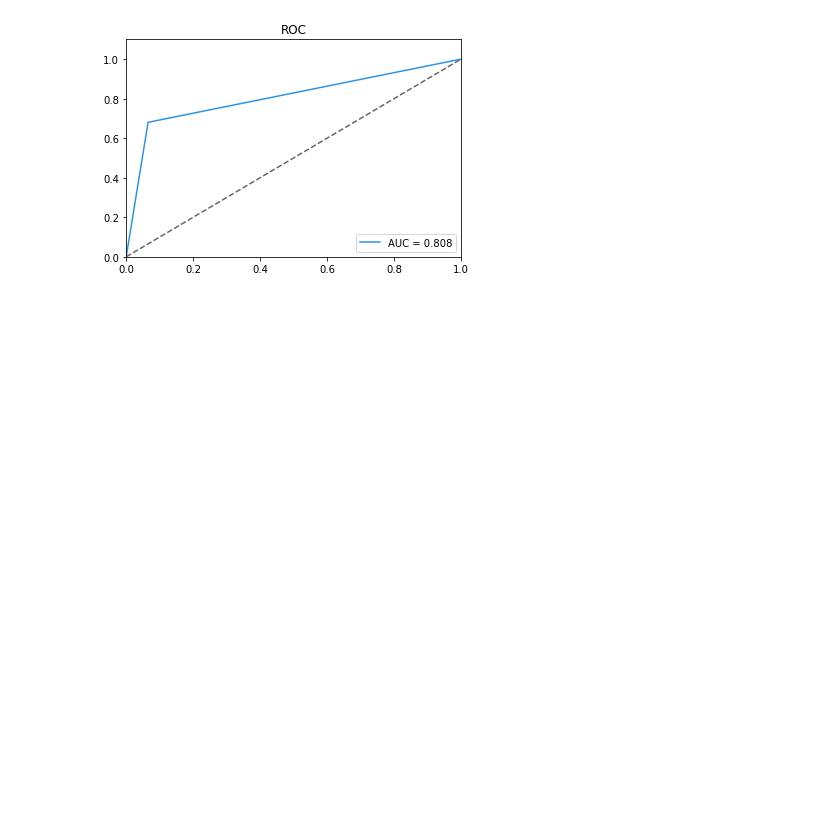
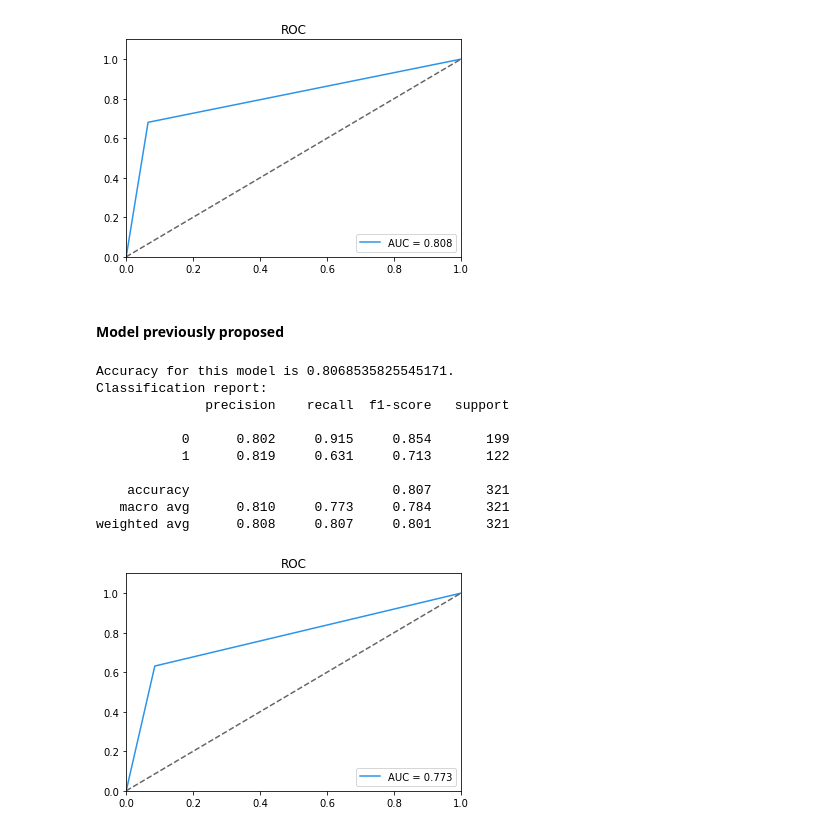
Before and after one commit to antoninaa/roche-recruitment, a Jupyter notebook: notebooks/Model_selection.ipynb, the cells around one changed output. Cells and saved outputs as stored; diff of their text form; code cells hidden in the pictures; blank space fills up the shorter version.

Commit message:
Add metrics and compare models

```diff
--- a/notebooks/Model_selection.ipynb
+++ b/notebooks/Model_selection.ipynb
@@ -312,3 +317,23 @@ Classification report:
    macro avg      0.846     0.808     0.819       321
 weighted avg      0.841     0.838     0.833       321
 [figure]
+# %% [markdown]
+#### Model previously proposed
+# %%
+clf = RandomForestClassifier(n_estimators=10)
+clf.fit(X_train, y_train)
+y_preds = clf.predict(X_test)
+# %%
+evaluate_model(y_test, y_preds)
+# %% [output]
+Accuracy for this model is 0.8068535825545171.
+Classification report:
+              precision    recall  f1-score   support
+
+           0      0.802     0.915     0.854       199
+           1      0.819     0.631     0.713       122
+
+    accuracy                          0.807       321
+   macro avg      0.810     0.773     0.784       321
+weighted avg      0.808     0.807     0.801       321
+[figure, added]
```
Also changed, not shown: parts of 2 cells of this notebook, 3 other files.
